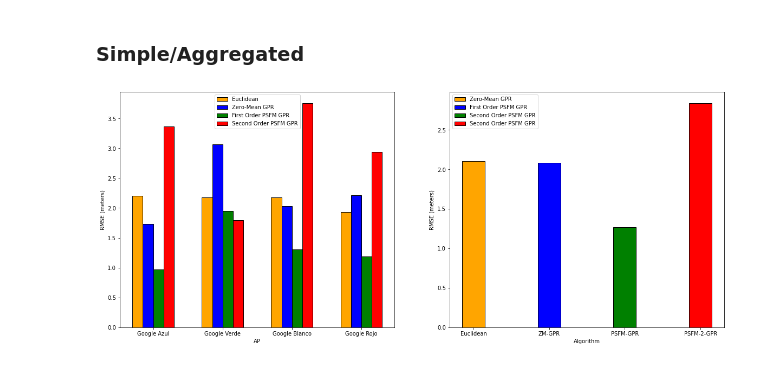
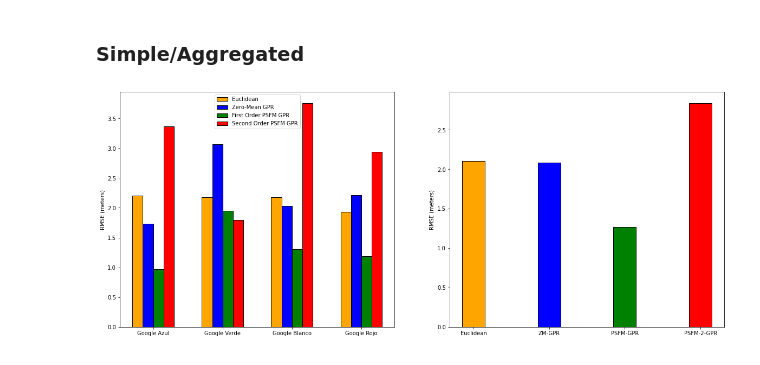
Before and after one commit to carlogattuso/Indoor_Positioning_RTT_GPR, a Jupyter notebook: src/psfm-gpr-analysis.ipynb, the cells around one changed output. Saved outputs shown, nothing was run; the diff lists cells and outputs as text; code cells hidden in the pictures.

Commit message:
Markdown Cleaning

```diff
--- a/src/psfm-gpr-analysis.ipynb
+++ b/src/psfm-gpr-analysis.ipynb
@@ -2512,7 +2495,6 @@ plt.show()
 # %% [markdown]
 ### Simple/Aggregated
 # %%
-#@markdown ##Simple/Aggregated
 fig, (ax1, ax2) = plt.subplots(1, 2, figsize = (20, 8))
 bar_width = 0.15
 
@@ -2529,35 +2511,32 @@ ax1.bar(np.arange(n_ap) + 2*bar_width, mean_squared_error(err_psfm2, 1), color =
         width = bar_width, edgecolor = 'black',
         label='Second Order PSFM GPR')
 
-ax1.set_xlabel("AP")
 ax1.set_ylabel("RMSE (meters)")
 
 ax1.set_xticks(np.arange(n_ap)+bar_width/2)
 ax1.set_xticklabels(ap_labels.values())
 ax1.legend()
 
 bar_width = 0.3
 
 ax2.bar(0, mean_squared_error(err_meas).mean(), color = 'orange',
         width = bar_width, edgecolor = 'black',
         label='Zero-Mean GPR')
 ax2.bar(1, mean_squared_error(err_zero_mean).mean(), color = 'b',
         width = bar_width, edgecolor = 'black',
         label='First Order PSFM GPR')
 ax2.bar(2, mean_squared_error(err_psfm).mean(), color = 'g',
         width = bar_width, edgecolor = 'black',
         label='Second Order PSFM GPR')
 ax2.bar(3, mean_squared_error(err_psfm2).mean(), color = 'r',
         width = bar_width, edgecolor = 'black',
         label='Second Order PSFM GPR')
 
-ax2.set_xlabel("Algorithm")
 ax2.set_ylabel("RMSE (meters)")
 
 ax2.set_xticks(np.arange(4))
 ax2.set_xticklabels(['Euclidean','ZM-GPR', 'PSFM-GPR', 'PSFM-2-GPR'])
-ax2.legend()
 
 plt.show()
 # %% [output]
-[figure, old version]
+[figure, new version]
```
Also changed, not shown: parts of 33 cells of this notebook, 1 other file.
